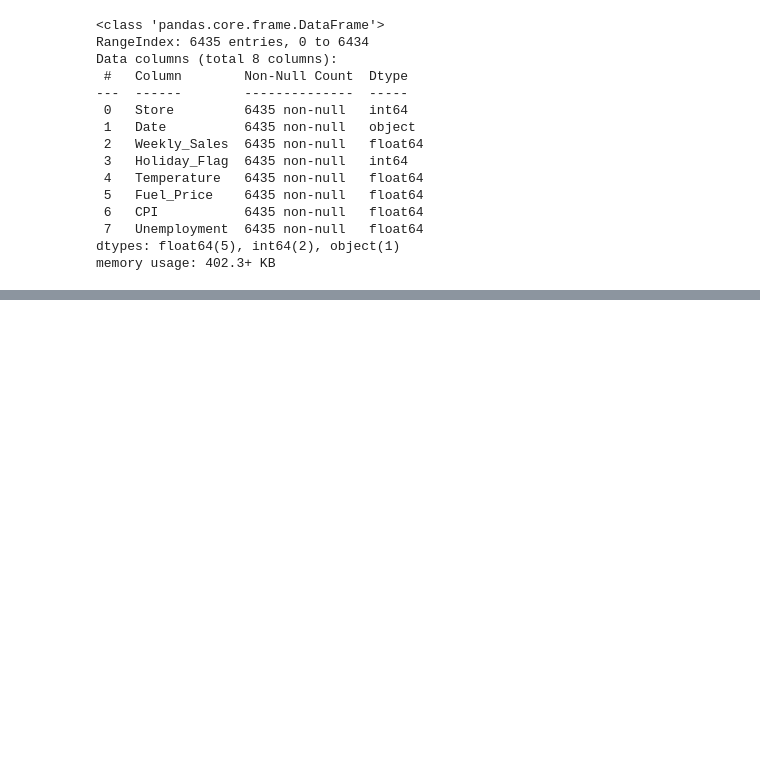
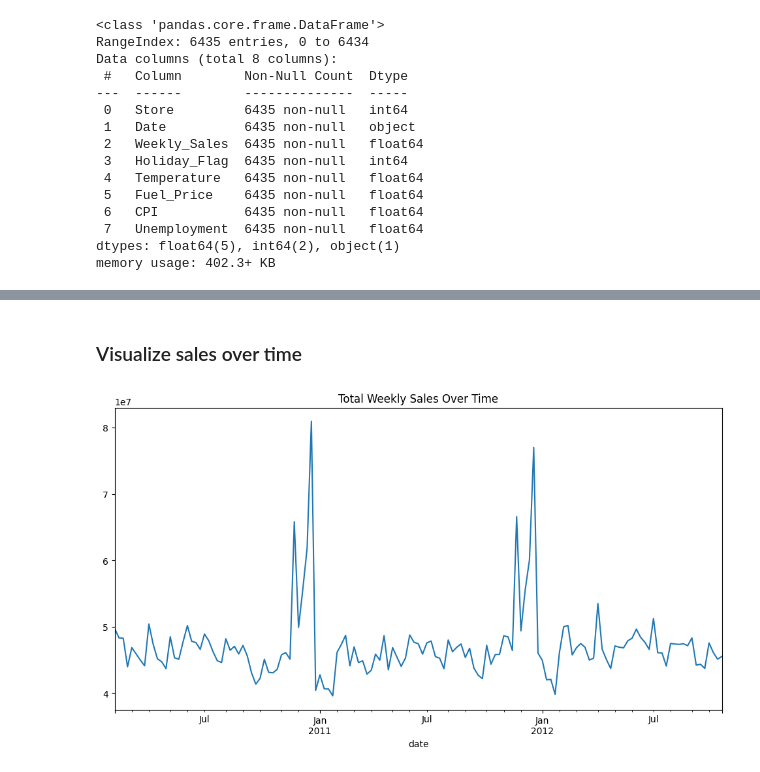
Before and after one commit to AshminDhungana/retail-sales-forecasting, a Jupyter notebook: notebooks/01_eda.ipynb, the cells around one changed output, grey strips where cells are left out. Cells and saved outputs as stored; diff of their text form; code cells hidden in the pictures; blank space fills up the shorter version.

Commit message:
Adding Basic Plots to the noteboook
Completed basic modeling

```diff
--- a/notebooks/01_eda.ipynb
+++ b/notebooks/01_eda.ipynb
@@ -64,0 +79,14 @@ df.describe()
+# %%
+df.columns = df.columns.str.lower()
+# %% [markdown]
+### Visualize sales over time
+# %%
+import matplotlib.pyplot as plt
+
+df['date'] = pd.to_datetime(df['date'], format='%d-%m-%Y')
+
+df.groupby('date')['weekly_sales'].sum().plot(figsize=(12,6))
+plt.title("Total Weekly Sales Over Time")
+plt.show()
+# %% [output]
+[figure, added]
```
Also changed, not shown: parts of 6 cells of this notebook, 1 other file.
